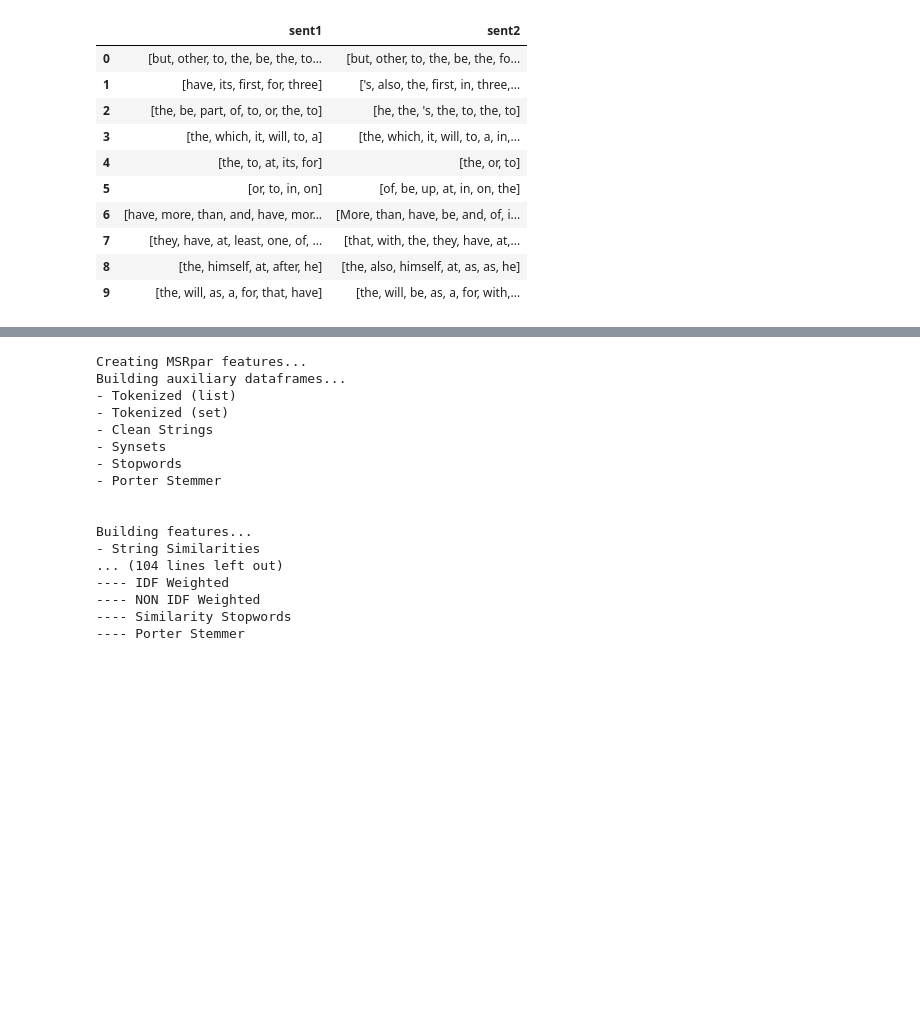
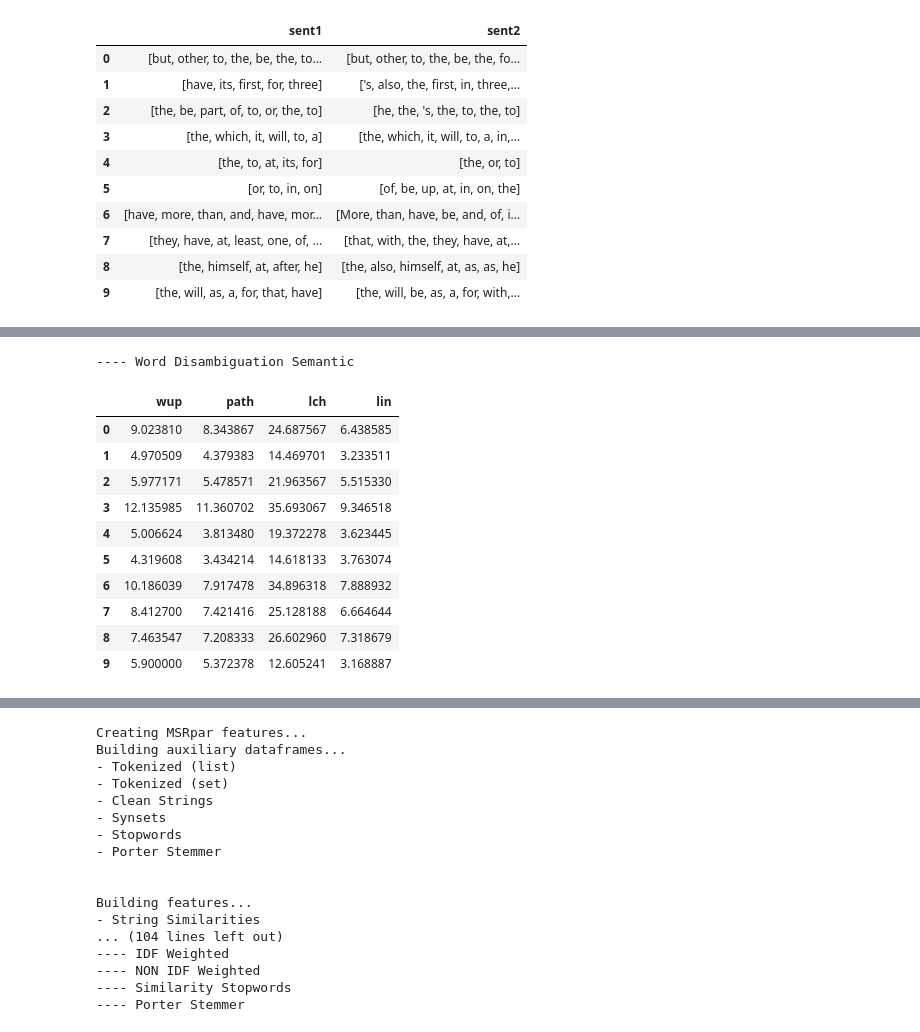
Before and after one commit to BecTome/NLP_SemanticTextualSimilarity, a Jupyter notebook: experiments/FUNCTION_Feature_Creation.ipynb, the cells around one changed output, grey strips where cells are left out. Drawn from its saved outputs; the diff is of its cells as text; code cells hidden in the pictures; blank space fills up the shorter version.

```diff
--- a/experiments/FUNCTION_Feature_Creation.ipynb
+++ b/experiments/FUNCTION_Feature_Creation.ipynb
@@ -128,0 +215,6 @@ df_stops
+# %%
+df_wd_sem = df_aux[['sent1', 'sent2']].copy()
+df_wd_sem["sent1"] = df_wd_sem["sent1"].apply(lambda x: apply_lesk_algorithm_and_return_synset(nlp(x)))
+df_wd_sem["sent2"] = df_wd_sem["sent2"].apply(lambda x: apply_lesk_algorithm_and_return_synset(nlp(x)))
+
+df_wd_sem.head(10)
@@ -129,3 +233,20 @@ df_stops
+# %%
+print("---- Word Disambiguation Semantic")
+df_wd_sem_sim = get_sem_similarities_synsets_sets(df_wd_sem)
+df_wd_sem_sim
+# %% [output]
+---- Word Disambiguation Semantic
+|  | wup | path | lch | lin |
+| 0 | 9.023810 | 8.343867 | 24.687567 | 6.438585 |
+| 1 | 4.970509 | 4.379383 | 14.469701 | 3.233511 |
+| 2 | 5.977171 | 5.478571 | 21.963567 | 5.515330 |
+| 3 | 12.135985 | 11.360702 | 35.693067 | 9.346518 |
+| 4 | 5.006624 | 3.813480 | 19.372278 | 3.623445 |
+| 5 | 4.319608 | 3.434214 | 14.618133 | 3.763074 |
+| 6 | 10.186039 | 7.917478 | 34.896318 | 7.888932 |
+| 7 | 8.412700 | 7.421416 | 25.128188 | 6.664644 |
+| 8 | 7.463547 | 7.208333 | 26.602960 | 7.318679 |
+| 9 | 5.900000 | 5.372378 | 12.605241 | 3.168887 |
 # %%
 class FeatureExtractor:
     def __init__(self, prep_func=prep_func, clean_func=clean_func):
```
Also changed, not shown: parts of 9 cells of this notebook, 3 other files.
